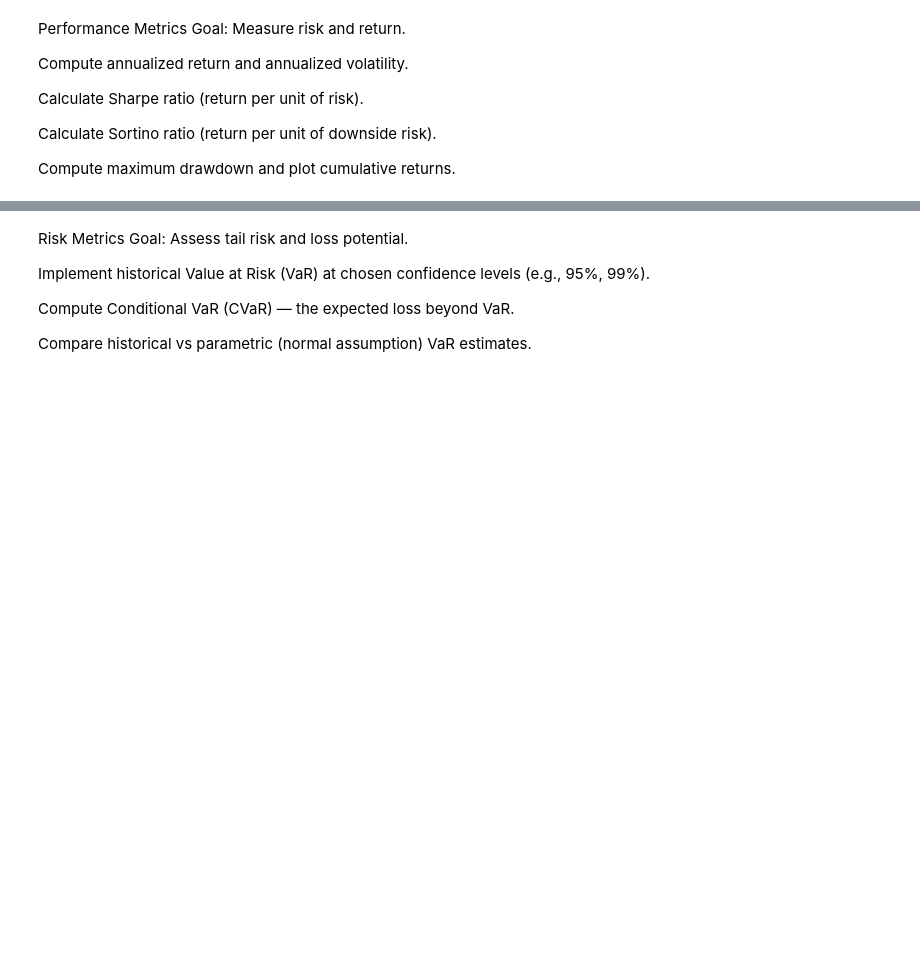
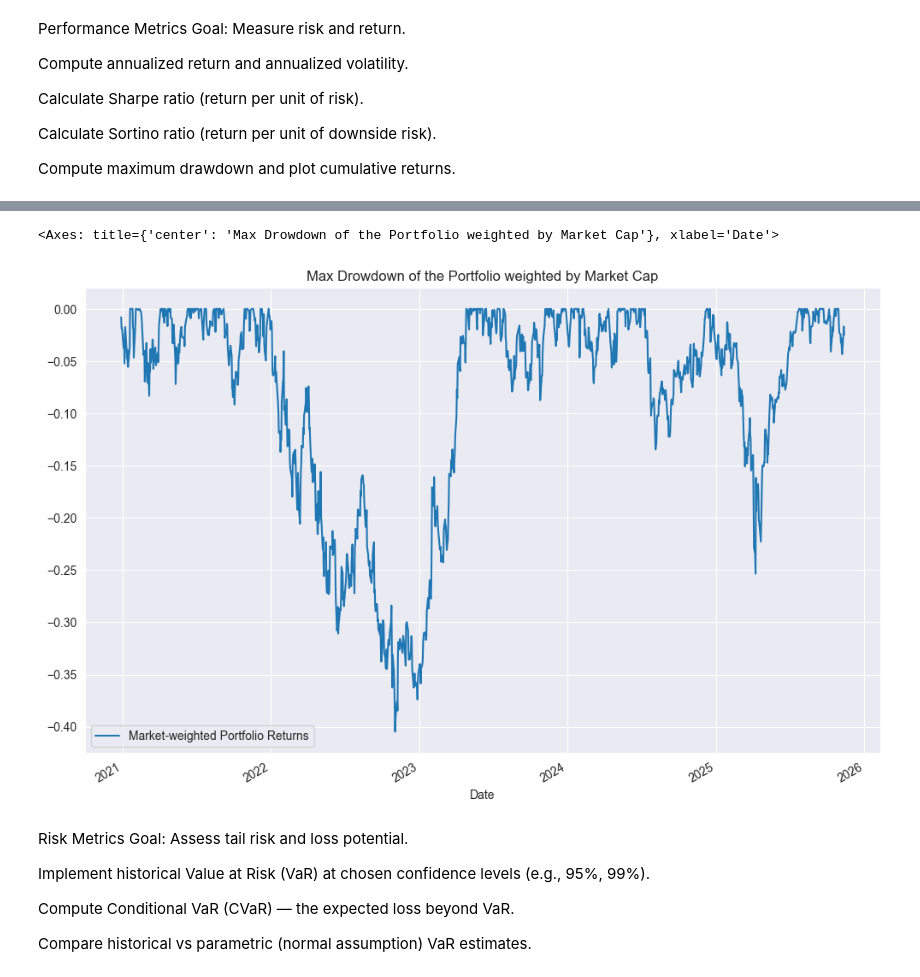
Before and after one commit to gianmarcolai/Finance-Training, a Jupyter notebook: Risk Metrics and Portfolio Analytics.ipynb, the cells around one changed output, grey strips where cells are left out. Cells and saved outputs as stored; diff of their text form; code cells hidden in the pictures; blank space fills up the shorter version.

```diff
--- a/Risk Metrics and Portfolio Analytics.ipynb
+++ b/Risk Metrics and Portfolio Analytics.ipynb
@@ -260,3 +267,10 @@ max_drowdown.plot(title = "Max Drowdown", figsize = (12, 8))
+# %%
+rolling_max_market_weighted_portfolio = cumulative_returns_market_weighted_portfolio.rolling(window=250).max()
+max_drowdown_market_weighted_portfolio = cumulative_returns_market_weighted_portfolio/rolling_max_market_weighted_portfolio - 1
+max_drowdown_market_weighted_portfolio.plot(title = "Max Drowdown of the Portfolio weighted by Market Cap", figsize = (12, 8))
+# %% [output]
+<Axes: title={'center': 'Max Drowdown of the Portfolio weighted by Market Cap'}, xlabel='Date'>
+[figure, added]
 # %% [markdown]
 Risk Metrics
 Goal: Assess tail risk and loss potential.
```
Also changed, not shown: parts of 42 cells of this notebook.
